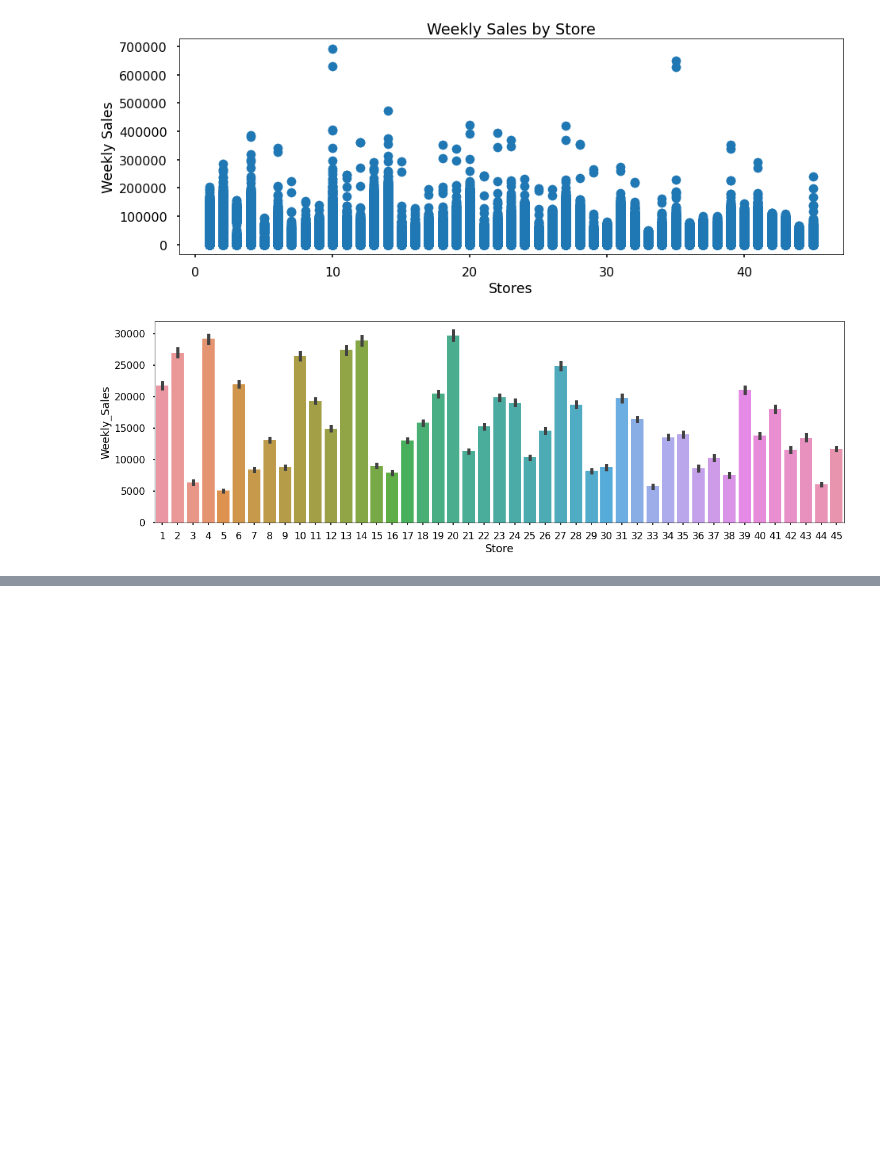
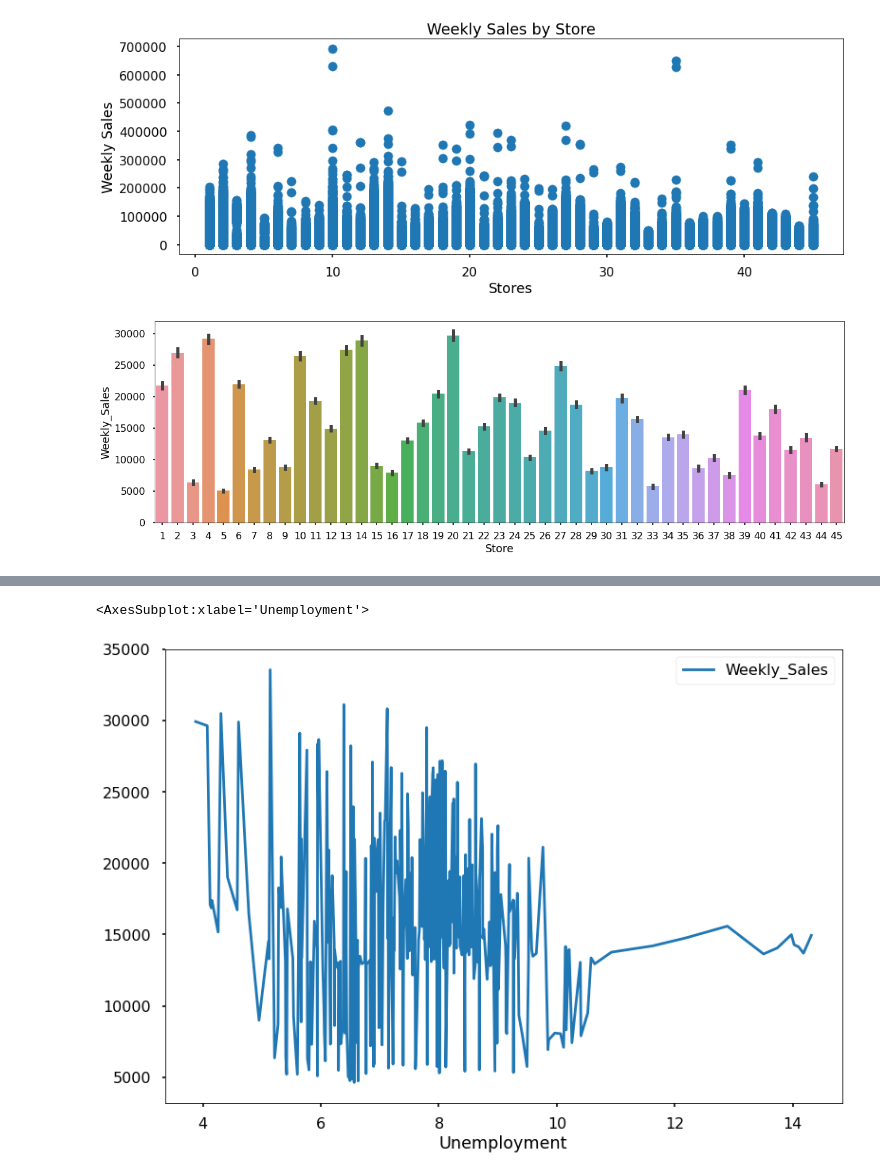
Before and after one commit to abideen-olawuwo/walmart-sales-forcast, a Jupyter notebook: walmart.ipynb, the cells around one changed output, grey strips where cells are left out. Cells and saved outputs as stored; diff of their text form; code cells hidden in the pictures; blank space fills up the shorter version.

```diff
--- a/walmart.ipynb
+++ b/walmart.ipynb
@@ -502,0 +509,6 @@ temp.plot()
+# %%
+unemployment = pd.pivot_table(df, values = "Weekly_Sales", index= "Unemployment")
+unemployment.plot()
+# %% [output]
+<AxesSubplot:xlabel='Unemployment'>
+[figure, added]
```
Also changed, not shown: parts of 26 cells of this notebook.
